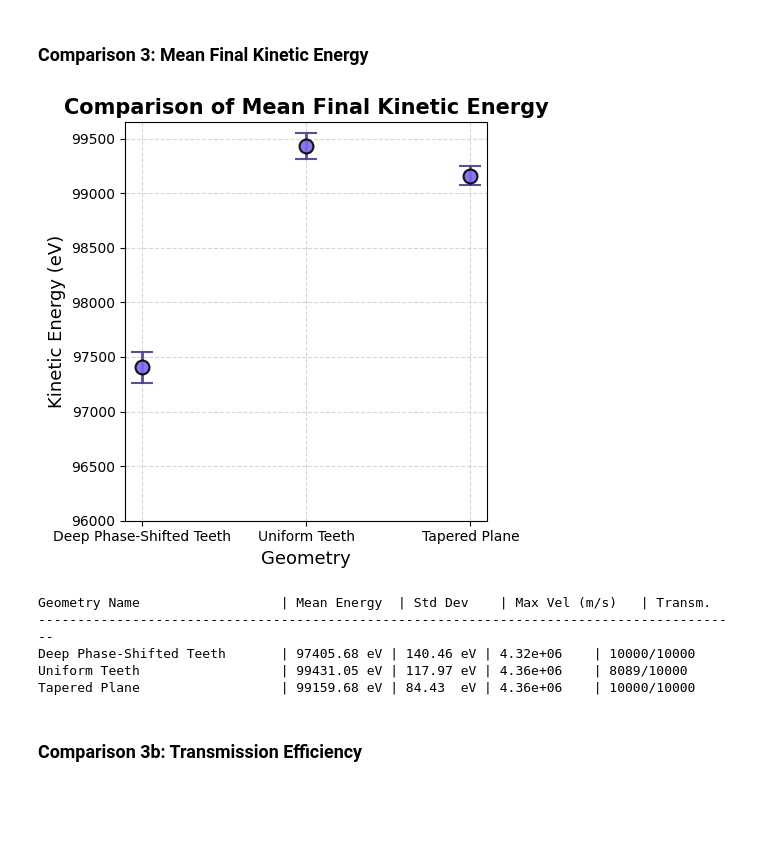
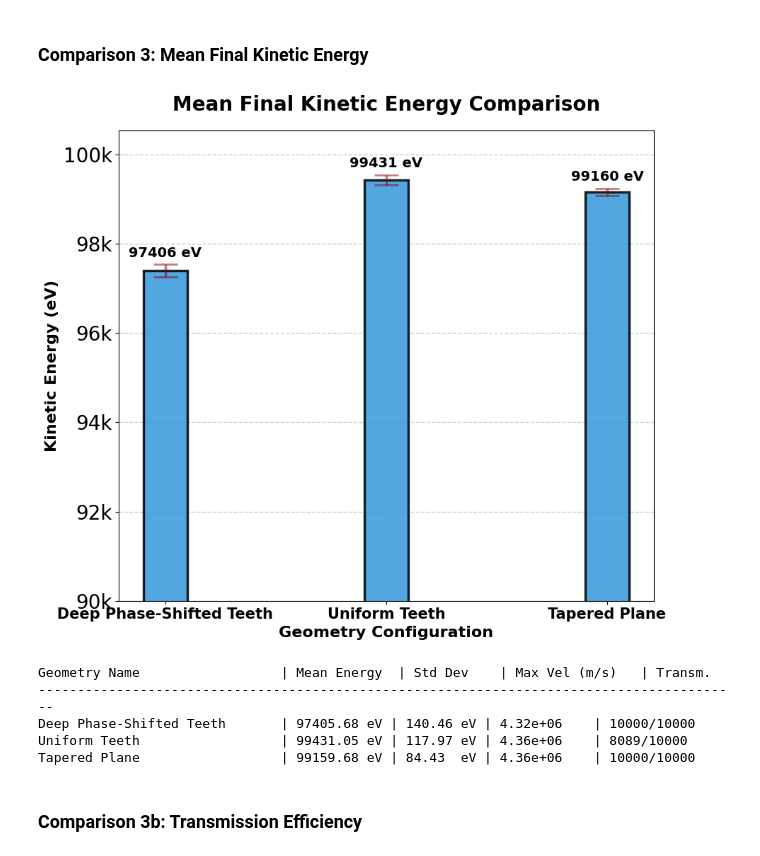
Before and after one commit to AlanMarcia/Simulation_git, a Jupyter notebook: Simulation/plot_results_notebook.ipynb, the cells around one changed output. Saved outputs shown, nothing was run; the diff lists cells and outputs as text; code cells hidden in the pictures; blank space fills up the shorter version.

```diff
--- a/Simulation/plot_results_notebook.ipynb
+++ b/Simulation/plot_results_notebook.ipynb
@@ -475,7 +481,7 @@ if df_all_trajectories is not None:
 
     grouped = df_all_trajectories.groupby('proton_id')
 
-    for pid, df_traj in grouped:
+    for aid, df_traj in grouped:
         last_point = df_traj.iloc[-1]
 
         # Check if reached the end (approx)
@@ -483,7 +489,7 @@ if df_all_trajectories is not None:
             vx = last_point['vx_m_per_s']
             vy = last_point['vy_m_per_s']
             v_sq = vx**2 + vy**2
-            ke_joules = 0.5 * M_PROTON_KG * v_sq
+            ke_joules = 0.5 * M_Alpha_KG * v_sq
             ke_eV = ke_joules / E_CHARGE_C
             final_energies_eV.append(ke_eV)
 
@@ -491,7 +497,7 @@ if df_all_trajectories is not None:
         plt.figure(figsize=(10, 6))
         plt.hist(final_energies_eV, bins=50, edgecolor='black', alpha=0.75, color='mediumseagreen')
         plt.xlabel("Final Kinetic Energy (eV)")
-        plt.ylabel("Number of Protons")
+        plt.ylabel("Number of Alphas")
         plt.title("Histogram of Final Kinetic Energies")
         plt.grid(True, alpha=0.7)
 
@@ -502,5 +508,5 @@ if df_all_trajectories is not None:
                  bbox=dict(boxstyle='round', fc='wheat', alpha=0.5))
         plt.show()
     else:
-        print("No protons reached the end.")
+        print("No alphas reached the end.")
 # %% [output]
@@ -555,7 +631,8 @@ geometry_folders = {
    }
 
 # Redefine constants locally to ensure standalone execution
-M_PROTON_KG = 1.6726219e-27  # Mass of proton in kg
+M_Alpha_KG = 6.64465723e-27  # Mass of alpha particle in kg
+M_PROTON_KG= 1.6726219e-27   # Mass of proton in kg
 E_CHARGE_C = 1.60217663e-19   # Elementary charge in Coulombs
 E_ELEMENTARY_C = 1.60217663e-19
 
@@ -667,7 +744,7 @@ for label, folder in geometry_folders.items():
                 # Use updated Mass. KE in Joules.
                 ke_j = 0.5 * M_PARTICLE_KG * v_sq
                 # Energy in eV = Energy in Joules / elementary charge
-                ke_ev = ke_j / E_ELEMENTARY_C
+                ke_ev = ke_j / E_CHARGE_C
 
                 mean_energy = ke_ev.mean()
                 std_energy = ke_ev.std()
@@ -781,51 +860,93 @@ else:
 # %% [markdown]
 ### Comparison 3: Mean Final Kinetic Energy
 # %%
-# 2. Energy Scatter Plot with Error Bars
+# 2. Energy Comparison - Beautiful Bar Chart with Error Bars
+from matplotlib import ticker
+
+
 valid_energy_data = [d for d in comparison_data if not np.isnan(d['mean_energy'])]
 
 if valid_energy_data:
     labels = [d['label'] for d in valid_energy_data]
     means = [d['mean_energy'] for d in valid_energy_data]
     stds = [d['std_energy'] for d in valid_energy_data]
     transmissions = [f"{d['transmission']}/{d['total_particles']}" for d in valid_energy_data]
 
-    plt.figure(figsize=(5, 5))
+    # Create figure with larger size for better aesthetics
+    fig, ax = plt.subplots(figsize=(9, 8))
 
-    # Use index for x-axis with reduced spacing
-    x_pos = np.arange(len(labels)) * 0.9  # Reduce spacing by 20%
-    # Scatter plot with error bars
+    # Color palette - gradient from cool to warm
+    colors = ['#3498db']  # Blue, Green, Red
 
-    plt.errorbar(x_pos, means, yerr=stds, fmt='o', markersize=10,
-                 color='mediumslateblue', markeredgecolor='black', markeredgewidth=1.5,
-                 capsize=8, capthick=2, ecolor='darkslateblue', linewidth=2, alpha=0.9)
+    x_pos = np.arange(len(labels))
+    bar_width = 0.2
 
-    plt.title("Comparison of Mean Final Kinetic Energy", fontsize=15, fontweight='bold')
-    plt.ylabel("Kinetic Energy (eV)", fontsize=13)
-    plt.xlabel("Geometry", fontsize=13)
-    plt.xticks(x_pos, labels)
+    # Create bars with gradient effect
+    bars = ax.bar(x_pos, means, bar_width,
+                  label='Mean Energy',
+                  color=colors[:len(labels)],
+                  alpha=0.85,
+                  edgecolor='black',
+                  linewidth=2.5)
 
-    plt.grid(True, linestyle='--', alpha=0.5)
+    # Add error bars
+    error_bars = ax.errorbar(x_pos, means, yerr=stds,
+                             fmt='none',
+                             ecolor='darkred',
+                             capsize=12,
+                             capthick=2,
+                             linewidth=2.5,
+                             alpha=0.5,
+                             label='Std Dev')
 
-    # Add text labels above points
+    # Customize plot
+    ax.set_ylabel('Kinetic Energy (eV)', fontsize=16, fontweight='bold')
+    ax.set_xlabel('Geometry Configuration', fontsize=16, fontweight='bold')
+    ax.set_title('Mean Final Kinetic Energy Comparison', fontsize=20, fontweight='bold', pad=20)
+    ax.set_xticks(x_pos)
+    ax.set_xticklabels(labels, fontsize=15, fontweight='bold')
 
-    # Adjust y-axis to accommodate labels
+    # Add value labels on top of each bar
+    for i, (bar, mean, std, trans) in enumerate(zip(bars, means, stds, transmissions)):
+        height = bar.get_height()
+        # Main value label
+        ax.text(bar.get_x() + bar.get_width()/2., height + std + 100,
+                f'{mean:.0f} eV',
+                ha='center', va='bottom', fontsize=14, fontweight='bold', color='black')
+
+
+    # Grid for better readability
+    ax.grid(axis='y', linestyle='--', linewidth=1, alpha=0.4, color='gray')
+    ax.set_axisbelow(True)
+
+    # Set y-axis limits with padding
     y_max = max([m + s for m, s in zip(means, stds)])
-    plt.ylim(bottom=96000, top=y_max * 1.001)
+    ax.set_ylim(bottom=90000, top=y_max * 1.01)
 
+    # Format y-axis with thousand separators
+    ax.yaxis.set_major_formatter(ticker.FuncFormatter(lambda x, p: f'{x/1000:.0f}k'))
+
+    # Rotate x labels if needed for better readability
+    plt.setp(ax.xaxis.get_majorticklabels(), rotation=0, ha='center')
+
+
+
+    # Tight layout
     plt.tight_layout()
+    plt.xticks(fontsize=15)
+    plt.yticks(fontsize=20)
     plt.savefig('energy_comparison.png', format='png', bbox_inches='tight', dpi=800)
     plt.show()
 
     # Print Summary Table
     print(f"\n{'Geometry Name':<30} | {'Mean Energy':<12} | {'Std Dev':<10} | {'Max Vel (m/s)':<15} | {'Transm.':<10}")
     print("-" * 90)
     for d in valid_energy_data:
         print(f"{d['label']:<30} | {d['mean_energy']:<8.2f} eV | {d['std_energy']:<6.2f} eV | {d['mean_velocity']:<11.2e} | {d['transmission']}/{d['total_particles']}")
 else:
     print("No particle energy data available.")
 # %% [output]
-[figure, old version]
+[figure, new version]
 Geometry Name                  | Mean Energy  | Std Dev    | Max Vel (m/s)   | Transm.
 ------------------------------------------------------------------------------------------
 Deep Phase-Shifted Teeth       | 97405.68 eV | 140.46 eV | 4.32e+06    | 10000/10000
```
Also changed, not shown: parts of 11 cells of this notebook, 12 other files.
